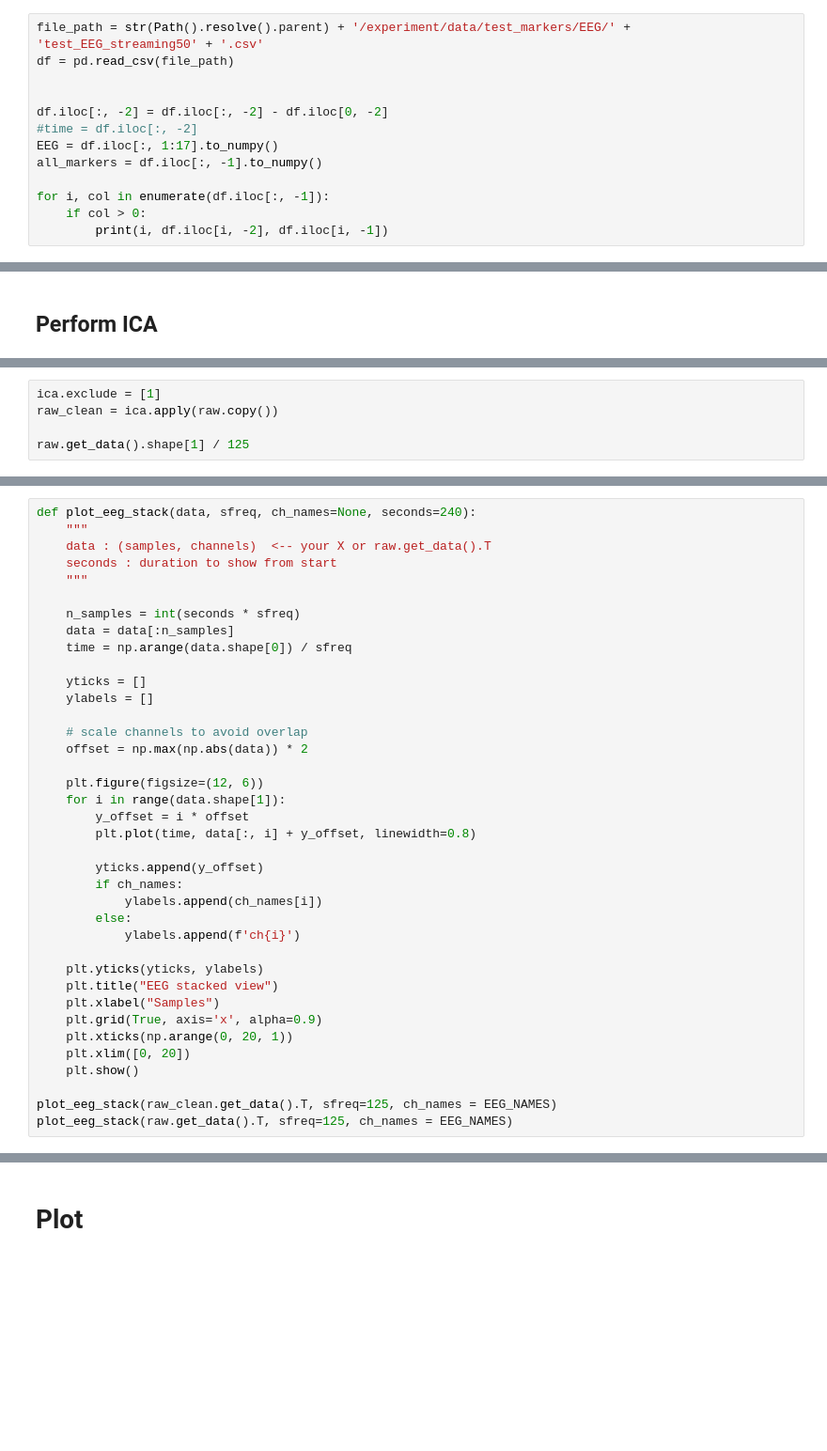
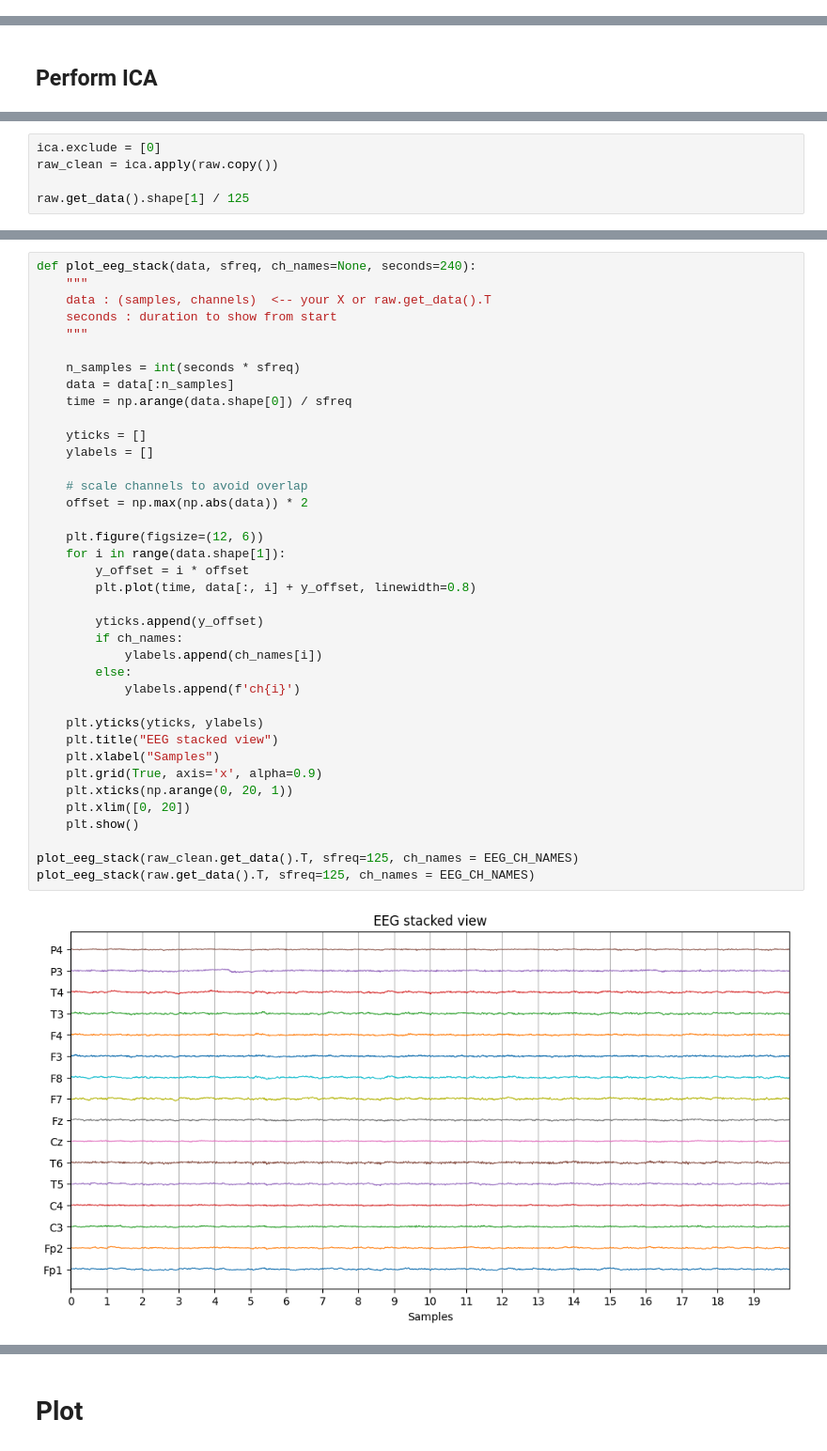
Before and after one commit to Bornholmersild/hybrid_bci, a Jupyter notebook: src/utilities/test_new_preprocessing_method.ipynb, the cells around one changed output, grey strips where cells are left out. Shown at 94% size. Saved outputs shown, nothing was run; the diff lists cells and outputs as text; blank space fills up the shorter version.

Commit message:
data: New data collected and preprocessing method updated

```diff
--- a/src/utilities/test_new_preprocessing_method.ipynb
+++ b/src/utilities/test_new_preprocessing_method.ipynb
@@ -125,13 +52,0 @@ def trim_dataset_edges(data: np.ndarray, fs: int, trim_start_sec: int, trim_end_
-# %%
-file_path = str(Path().resolve().parent) + '/experiment/data/test_markers/EEG/' + 'test_EEG_streaming50' + '.csv'
-df = pd.read_csv(file_path)
-
-
-df.iloc[:, -2] = df.iloc[:, -2] - df.iloc[0, -2]
-#time = df.iloc[:, -2]
-EEG = df.iloc[:, 1:17].to_numpy()
-all_markers = df.iloc[:, -1].to_numpy()
-
-for i, col in enumerate(df.iloc[:, -1]):
-    if col > 0:
-        print(i, df.iloc[i, -2], df.iloc[i, -1])
@@ -477,5 +663,5 @@ plt.show(False)
 # %%
-ica.exclude = [1]
+ica.exclude = [0]
 raw_clean = ica.apply(raw.copy())
 
 raw.get_data().shape[1] / 125
@@ -488,32 +680,34 @@ def plot_eeg_stack(data, sfreq, ch_names=None, seconds=240):
 
     n_samples = int(seconds * sfreq)
     data = data[:n_samples]
     time = np.arange(data.shape[0]) / sfreq
 
     yticks = []
     ylabels = []
 
     # scale channels to avoid overlap
     offset = np.max(np.abs(data)) * 2
 
     plt.figure(figsize=(12, 6))
     for i in range(data.shape[1]):
         y_offset = i * offset
         plt.plot(time, data[:, i] + y_offset, linewidth=0.8)
 
         yticks.append(y_offset)
         if ch_names:
             ylabels.append(ch_names[i])
         else:
             ylabels.append(f'ch{i}')
 
     plt.yticks(yticks, ylabels)
     plt.title("EEG stacked view")
     plt.xlabel("Samples")
     plt.grid(True, axis='x', alpha=0.9)
     plt.xticks(np.arange(0, 20, 1))
     plt.xlim([0, 20])
     plt.show()
 
-plot_eeg_stack(raw_clean.get_data().T, sfreq=125, ch_names = EEG_NAMES)
-plot_eeg_stack(raw.get_data().T, sfreq=125, ch_names = EEG_NAMES)
+plot_eeg_stack(raw_clean.get_data().T, sfreq=125, ch_names = EEG_CH_NAMES)
+plot_eeg_stack(raw.get_data().T, sfreq=125, ch_names = EEG_CH_NAMES)
+# %% [output]
+[figure, added]
```
Also changed, not shown: parts of 28 cells of this notebook, 55 other files.
